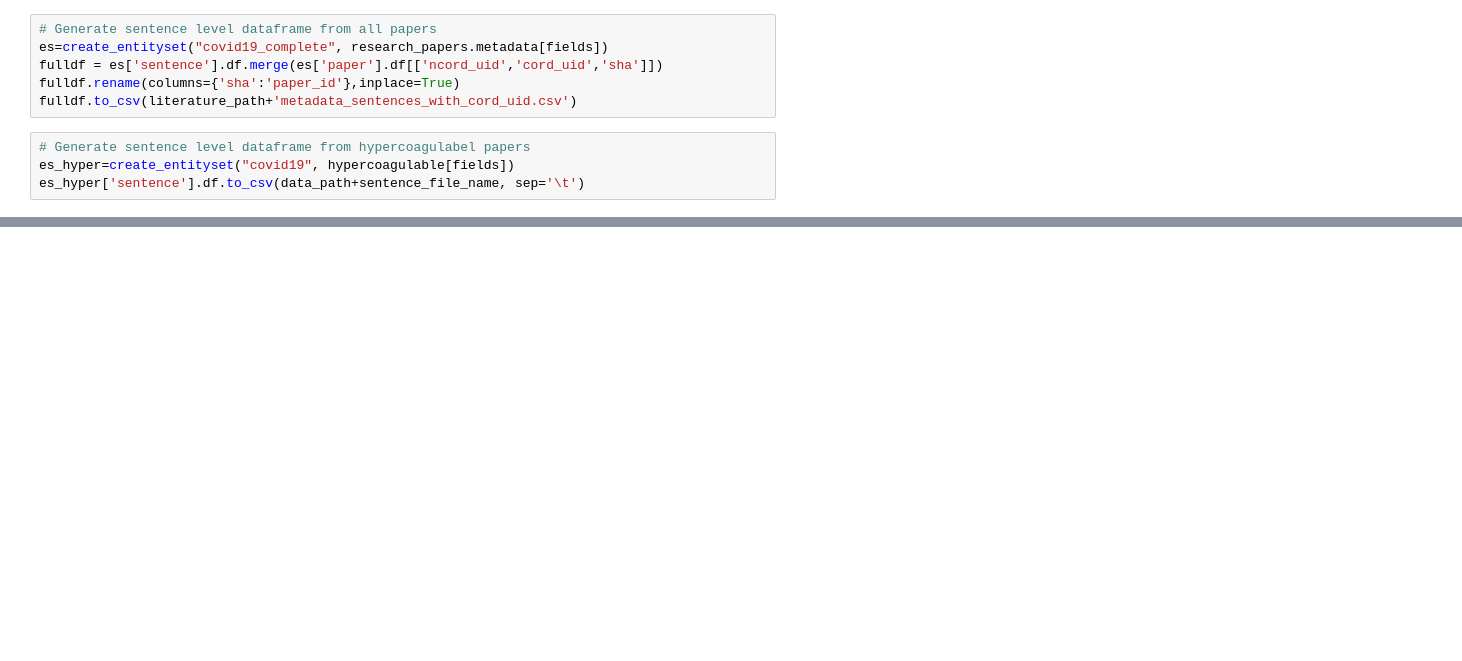
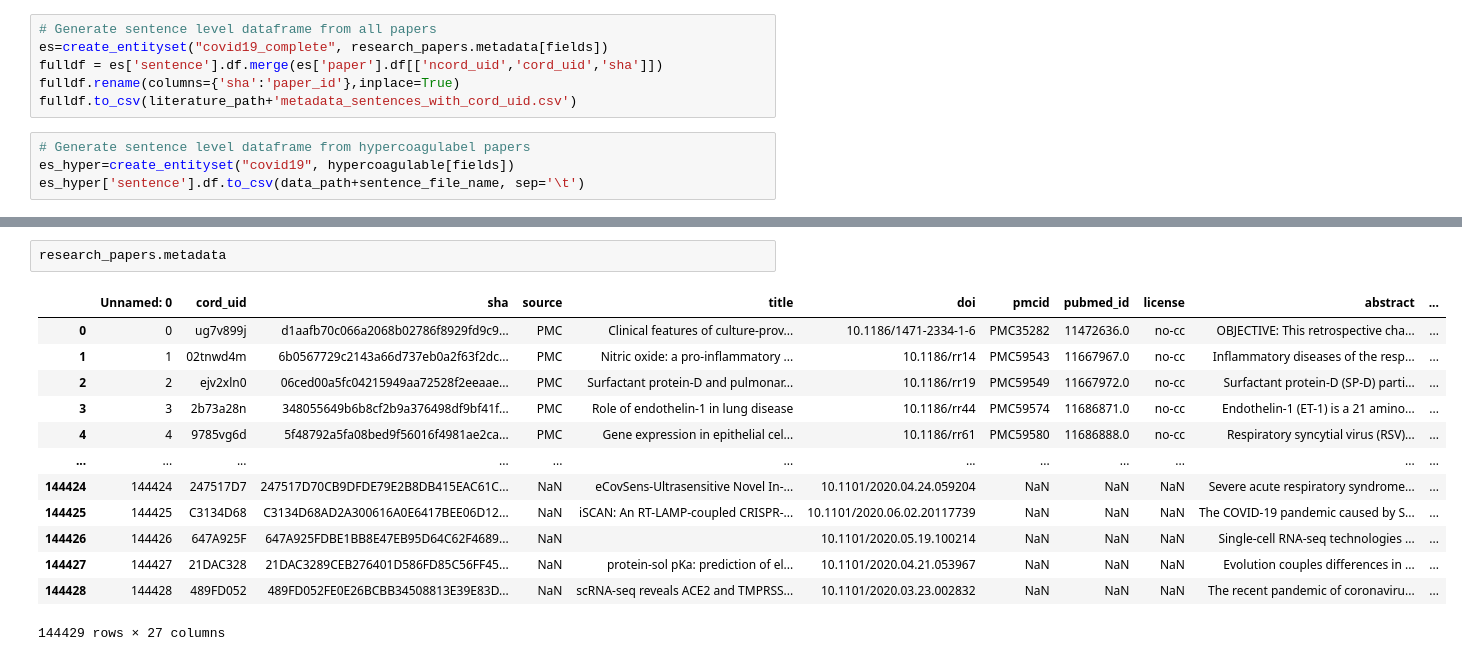
Before and after one commit to yejinjkim/auto-review, a Jupyter notebook: get_articles.ipynb, the cells around one changed output, grey strips where cells are left out. Drawn from its saved outputs; the diff is of its cells as text; blank space fills up the shorter version.

```diff
--- a/get_articles.ipynb
+++ b/get_articles.ipynb
@@ -268,3 +236,19 @@ es_hyper['sentence'].df.to_csv(data_path+sentence_file_name, sep='\t')
+# %%
+research_papers.metadata
+# %% [output]
+|  | Unnamed: 0 | cord_uid | sha | source | title | doi | pmcid | pubmed_id | license | abstract | ... |
+| 0 | 0 | ug7v899j | d1aafb70c066a2068b02786f8929fd9c9... | PMC | Clinical features of culture-prov... | 10.1186/1471-2334-1-6 | PMC35282 | 11472636.0 | no-cc | OBJECTIVE: This retrospective cha... | ... |
+| 1 | 1 | 02tnwd4m | 6b0567729c2143a66d737eb0a2f63f2dc... | PMC | Nitric oxide: a pro-inflammatory ... | 10.1186/rr14 | PMC59543 | 11667967.0 | no-cc | Inflammatory diseases of the resp... | ... |
+| 2 | 2 | ejv2xln0 | 06ced00a5fc04215949aa72528f2eeaae... | PMC | Surfactant protein-D and pulmonar... | 10.1186/rr19 | PMC59549 | 11667972.0 | no-cc | Surfactant protein-D (SP-D) parti... | ... |
+| 3 | 3 | 2b73a28n | 348055649b6b8cf2b9a376498df9bf41f... | PMC | Role of endothelin-1 in lung disease | 10.1186/rr44 | PMC59574 | 11686871.0 | no-cc | Endothelin-1 (ET-1) is a 21 amino... | ... |
+| 4 | 4 | 9785vg6d | 5f48792a5fa08bed9f56016f4981ae2ca... | PMC | Gene expression in epithelial cel... | 10.1186/rr61 | PMC59580 | 11686888.0 | no-cc | Respiratory syncytial virus (RSV)... | ... |
+| ... | ... | ... | ... | ... | ... | ... | ... | ... | ... | ... | ... |
+| 144424 | 144424 | 247517D7 | 247517D70CB9DFDE79E2B8DB415EAC61C... | NaN | eCovSens-Ultrasensitive Novel In-... | 10.1101/2020.04.24.059204 | NaN | NaN | NaN | Severe acute respiratory syndrome... | ... |
+| 144425 | 144425 | C3134D68 | C3134D68AD2A300616A0E6417BEE06D12... | NaN | iSCAN: An RT-LAMP-coupled CRISPR-... | 10.1101/2020.06.02.20117739 | NaN | NaN | NaN | The COVID-19 pandemic caused by S... | ... |
+| 144426 | 144426 | 647A925F | 647A925FDBE1BB8E47EB95D64C62F4689... | NaN |  | 10.1101/2020.05.19.100214 | NaN | NaN | NaN | Single-cell RNA-seq technologies ... | ... |
+| 144427 | 144427 | 21DAC328 | 21DAC3289CEB276401D586FD85C56FF45... | NaN | protein-sol pKa: prediction of el... | 10.1101/2020.04.21.053967 | NaN | NaN | NaN | Evolution couples differences in ... | ... |
+| 144428 | 144428 | 489FD052 | 489FD052FE0E26BCBB34508813E39E83D... | NaN | scRNA-seq reveals ACE2 and TMPRSS... | 10.1101/2020.03.23.002832 | NaN | NaN | NaN | The recent pandemic of coronaviru... | ... |
+144429 rows × 27 columns
 # %%
 # # Extract sentence embedding from UniversalSentenceEncoder
 # It takes around 15 minutes
```
Also changed, not shown: parts of 16 cells of this notebook, 1 other file.
